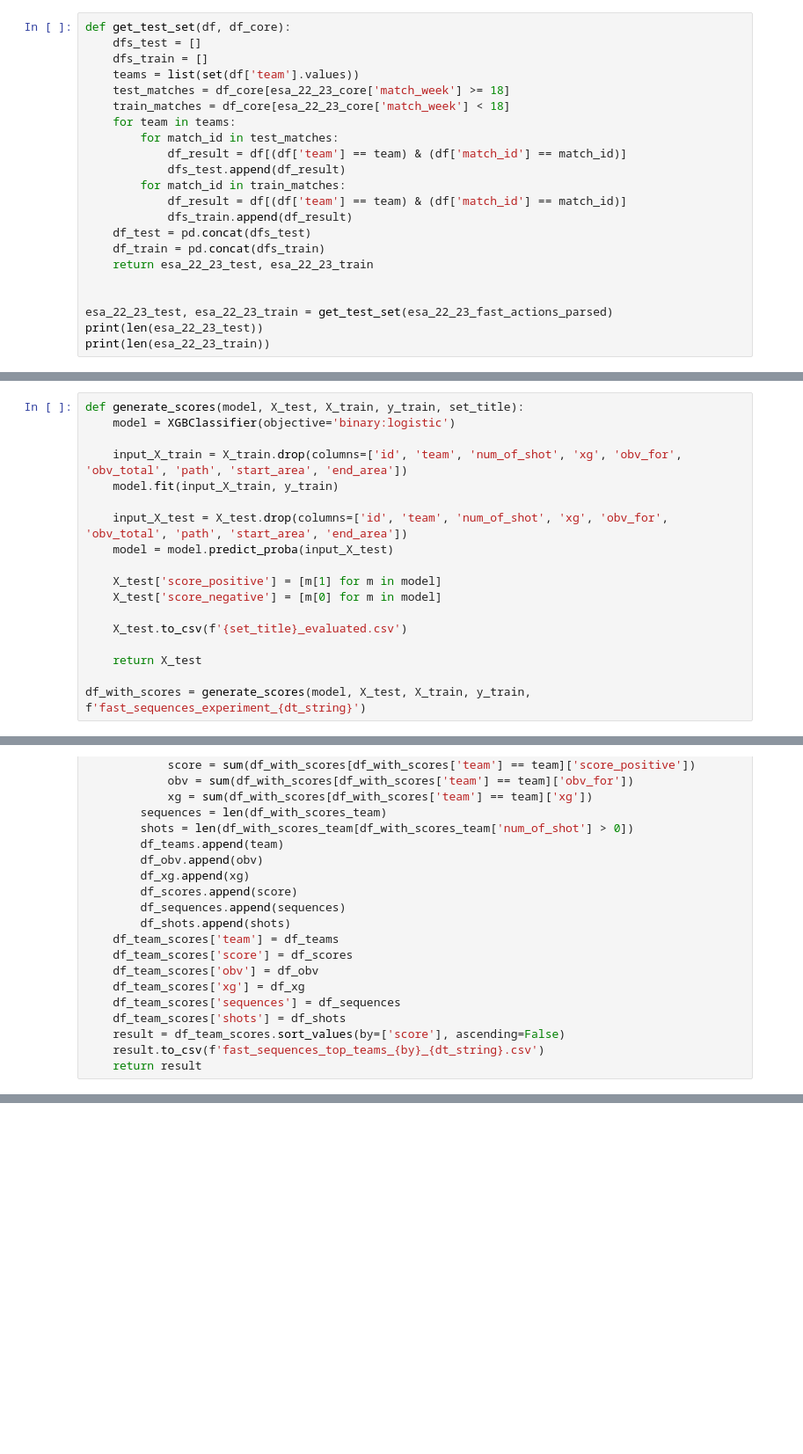
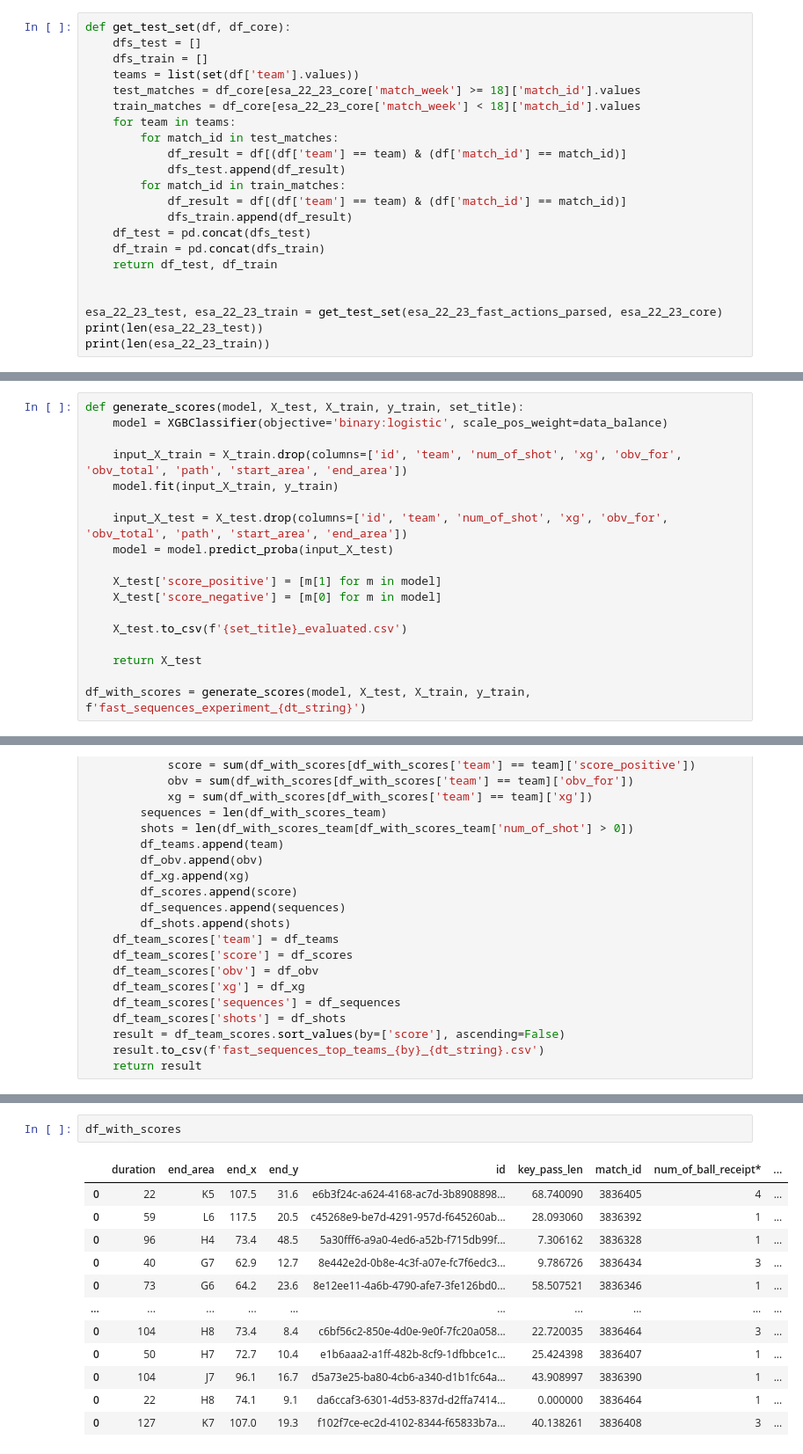
Before and after one commit to mattyl006/sport-data-science, a Jupyter notebook: train_fast_actions_model.ipynb, the cells around one changed output, grey strips where cells are left out. Shown at 88% size. Drawn from its saved outputs; the diff is of its cells as text; blank space fills up the shorter version.

```diff
--- a/train_fast_actions_model.ipynb
+++ b/train_fast_actions_model.ipynb
@@ -17,8 +19,8 @@ def get_test_set(df, df_core):
     dfs_test = []
     dfs_train = []
     teams = list(set(df['team'].values))
-    test_matches = df_core[esa_22_23_core['match_week'] >= 18]
-    train_matches = df_core[esa_22_23_core['match_week'] < 18]
+    test_matches = df_core[esa_22_23_core['match_week'] >= 18]['match_id'].values
+    train_matches = df_core[esa_22_23_core['match_week'] < 18]['match_id'].values
     for team in teams:
         for match_id in test_matches:
             df_result = df[(df['team'] == team) & (df['match_id'] == match_id)]
@@ -28,9 +30,9 @@ def get_test_set(df, df_core):
             dfs_train.append(df_result)
     df_test = pd.concat(dfs_test)
     df_train = pd.concat(dfs_train)
-    return esa_22_23_test, esa_22_23_train
+    return df_test, df_train
 
 
-esa_22_23_test, esa_22_23_train = get_test_set(esa_22_23_fast_actions_parsed)
+esa_22_23_test, esa_22_23_train = get_test_set(esa_22_23_fast_actions_parsed, esa_22_23_core)
 print(len(esa_22_23_test))
 print(len(esa_22_23_train))
@@ -152,6 +205,6 @@ feature_importances = feature_importances_raport(input_test, model, f'fast_seque
 # %%
 def generate_scores(model, X_test, X_train, y_train, set_title):
-    model = XGBClassifier(objective='binary:logistic')
+    model = XGBClassifier(objective='binary:logistic', scale_pos_weight=data_balance)
 
     input_X_train = X_train.drop(columns=['id', 'team', 'num_of_shot', 'xg', 'obv_for', 'obv_total', 'path', 'start_area', 'end_area'])
     model.fit(input_X_train, y_train)
@@ -236,0 +366,15 @@ show_correlation(df_with_scores, dt_string)
+# %%
+df_with_scores
+# %% [output]
+|  | duration | end_area | end_x | end_y | id | key_pass_len | match_id | num_of_ball_receipt* | ... |
+| 0 | 22 | K5 | 107.5 | 31.6 | e6b3f24c-a624-4168-ac7d-3b8908898... | 68.740090 | 3836405 | 4 | ... |
+| 0 | 59 | L6 | 117.5 | 20.5 | c45268e9-be7d-4291-957d-f645260ab... | 28.093060 | 3836392 | 1 | ... |
+| 0 | 96 | H4 | 73.4 | 48.5 | 5a30fff6-a9a0-4ed6-a52b-f715db99f... | 7.306162 | 3836328 | 1 | ... |
+| 0 | 40 | G7 | 62.9 | 12.7 | 8e442e2d-0b8e-4c3f-a07e-fc7f6edc3... | 9.786726 | 3836434 | 3 | ... |
+| 0 | 73 | G6 | 64.2 | 23.6 | 8e12ee11-4a6b-4790-afe7-3fe126bd0... | 58.507521 | 3836346 | 1 | ... |
+| ... | ... | ... | ... | ... | ... | ... | ... | ... | ... |
+| 0 | 104 | H8 | 73.4 | 8.4 | c6bf56c2-850e-4d0e-9e0f-7fc20a058... | 22.720035 | 3836464 | 3 | ... |
+| 0 | 50 | H7 | 72.7 | 10.4 | e1b6aaa2-a1ff-482b-8cf9-1dfbbce1c... | 25.424398 | 3836407 | 1 | ... |
+| 0 | 104 | J7 | 96.1 | 16.7 | d5a73e25-ba80-4cb6-a340-d1b1fc64a... | 43.908997 | 3836390 | 1 | ... |
+| 0 | 22 | H8 | 74.1 | 9.1 | da6ccaf3-6301-4d53-837d-d2ffa7414... | 0.000000 | 3836464 | 1 | ... |
+| 0 | 127 | K7 | 107.0 | 19.3 | f102f7ce-ec2d-4102-8344-f65833b7a... | 40.138261 | 3836408 | 3 | ... |
```
Also changed, not shown: parts of 18 cells of this notebook, 2 other files.
